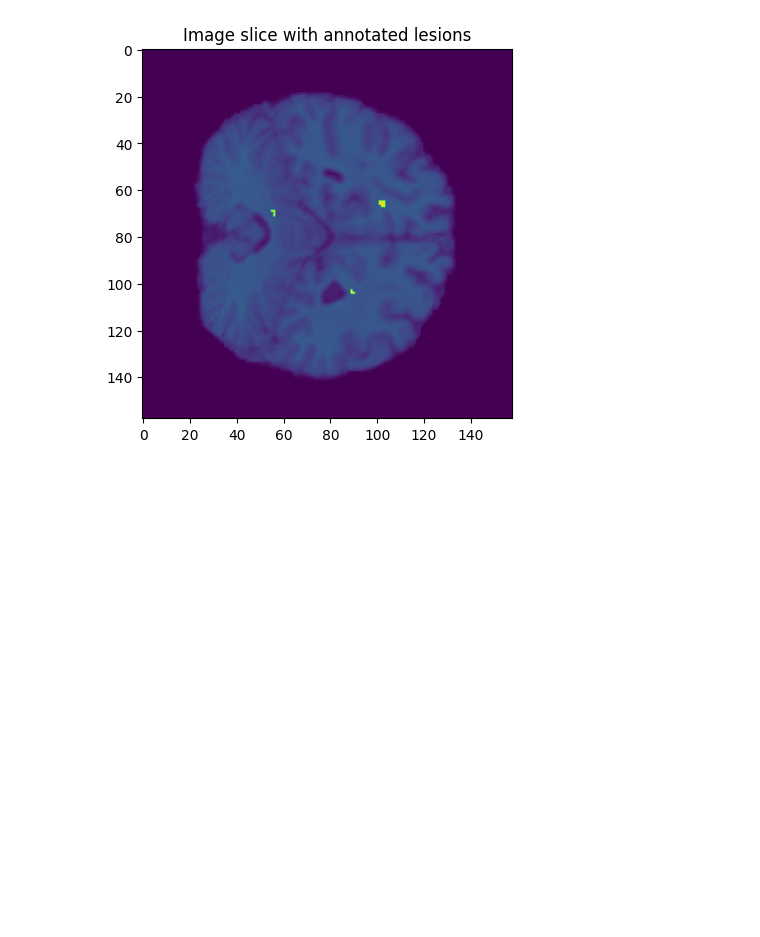
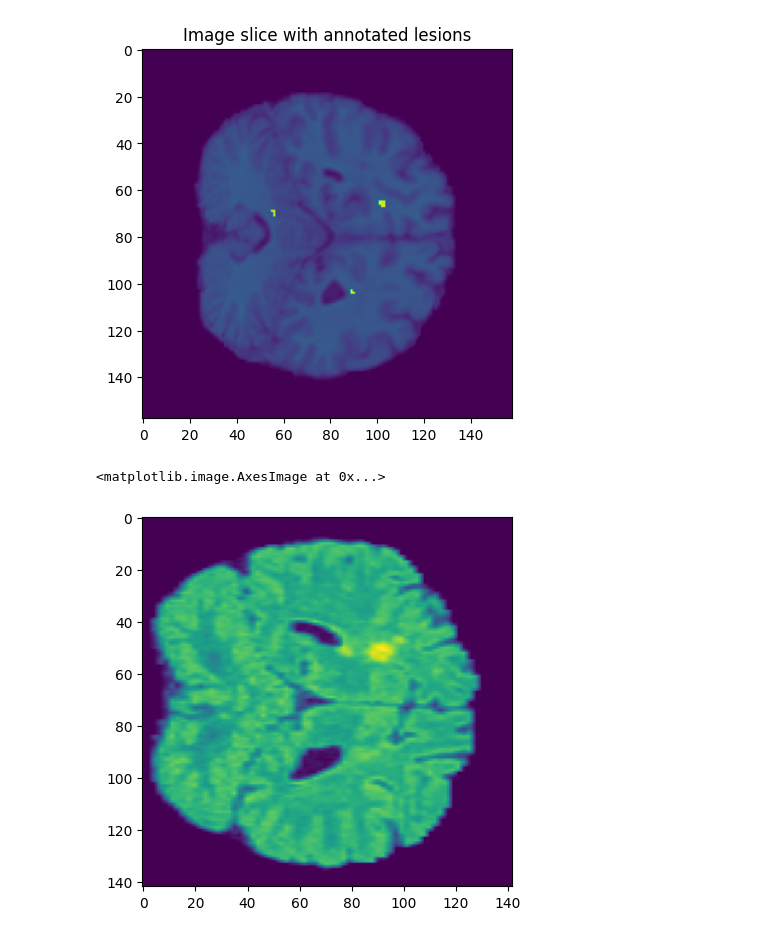
Before and after one commit to WitekSynowiec/LesionSegmentationPytorch, a Jupyter notebook: LesionSegmantation.ipynb, the cells around one changed output. Drawn from its saved outputs; the diff is of its cells as text; code cells hidden in the pictures; blank space fills up the shorter version.

```diff
--- a/LesionSegmantation.ipynb
+++ b/LesionSegmantation.ipynb
@@ -24,3 +25,14 @@ image = Nifti(os.path.join(dataset_path,"shifts_ms_pt1","shifts_ms_pt1","msseg",
 image.preview(slice_number=150, show_data_slice=True, show_annotation_slice=True)
 # %% [output]
 [figure]
+# %%
+from matplotlib import pyplot as plt
+import numpy as np
+
+img = np.load(r'/mnt/c/Users/pegaz/Desktop/Praca-Magisterska/dataset/organized/images/8673.npy')
+# print(img)
+mask = np.load(r'/mnt/c/Users/pegaz/Desktop/Praca-Magisterska/dataset/organized/annotations/8673_mask.npy')
+plt.imshow(img)
+# %% [output]
+<matplotlib.image.AxesImage at 0x...>
+[figure, added]
```
Also changed, not shown: parts of 3 cells of this notebook, 11 other files.
